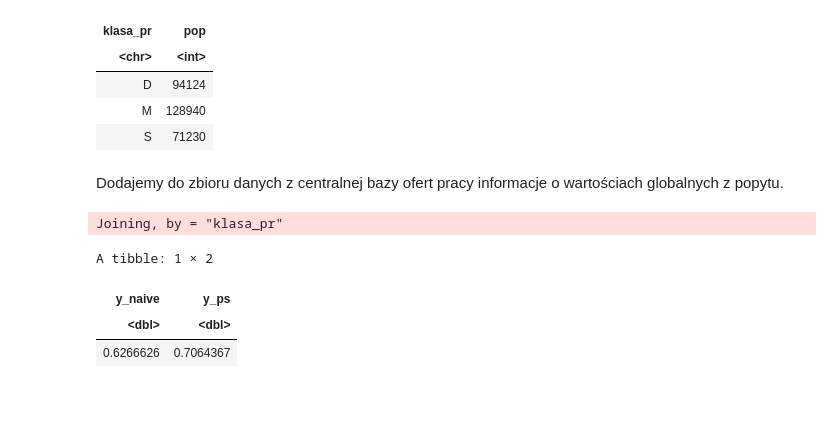
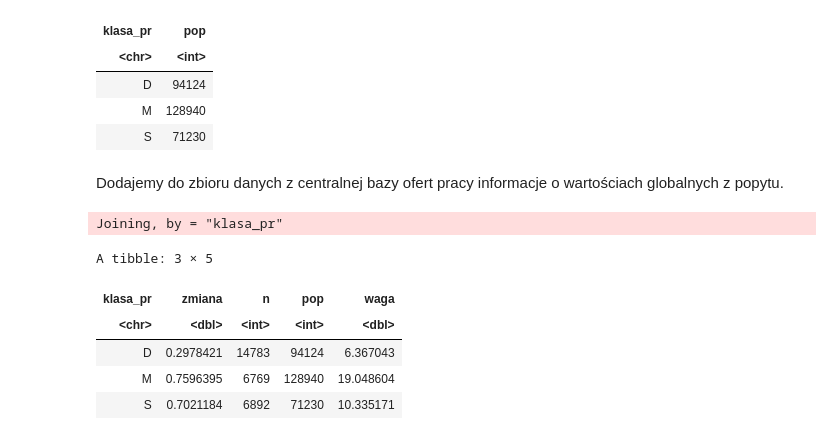
Before and after one commit to DepartmentOfStatisticsPUE/bi-2022, a Jupyter notebook: notebooks/bi_2021_04_07.ipynb, the cells around one changed output. Drawn from its saved outputs; the diff is of its cells as text; code cells hidden in the pictures; blank space fills up the shorter version.

```diff
--- a/notebooks/bi_2021_04_07.ipynb
+++ b/notebooks/bi_2021_04_07.ipynb
@@ -77,27 +77,29 @@ Dodajemy do zbioru danych z centralnej bazy ofert pracy informacje o wartościac
 # %%
 dane %>%
   ## wybieram dane z cbop
   filter(!is.na(id_cbop)) %>%
   ## ograniczam do wybranych kolumn
-  select(id_cbop, klasa_pr, jedna_zmiana, wymiar_40, wolne_miejsca_cbop) -> zbior_cbop
+  select(id_cbop, klasa_pr, jedna_zmiana, wymiar_40, wolne_miejsca_cbop)  %>%
+  mutate(jedna_zmiana = as.numeric(jedna_zmiana))-> zbior_cbop
 
 
-zbior_cbop %>%
+wagi <- zbior_cbop %>%
   ## tworzę podsumowanie według klasy wielkości
   group_by(klasa_pr) %>%
   ## obliczam średnie i liczebności w danym przekroju
-  summarise(zmiana = mean(jedna_zmiana),
+  summarise(zmiana = weighted.mean(jedna_zmiana, wolne_miejsca_cbop),
             n = sum(wolne_miejsca_cbop)) %>%
   ## dodaje wartości globalne z popytu
   left_join(wartosci_globalne) %>%
   ## obliczam wagę post-stratyfikacyjną
-  mutate(waga = pop / n) %>%
-  ## wyliczam dwa estymatory
-  summarise(y_naive = weighted.mean(zmiana, n),
-            y_ps = weighted.mean(zmiana, waga))
+  mutate(waga = pop / n)
+
+wagi
 # %% [output]
 Joining, by = "klasa_pr"
-A tibble: 1 × 2
+A tibble: 3 × 5
-| y_naive | y_ps |
-| <dbl> | <dbl> |
-| 0.6266626 | 0.7064367 |
+| klasa_pr | zmiana | n | pop | waga |
+| <chr> | <dbl> | <int> | <int> | <dbl> |
+| D | 0.2978421 | 14783 | 94124 | 6.367043 |
+| M | 0.7596395 | 6769 | 128940 | 19.048604 |
+| S | 0.7021184 | 6892 | 71230 | 10.335171 |
```
Also changed, not shown: parts of 38 cells of this notebook.
